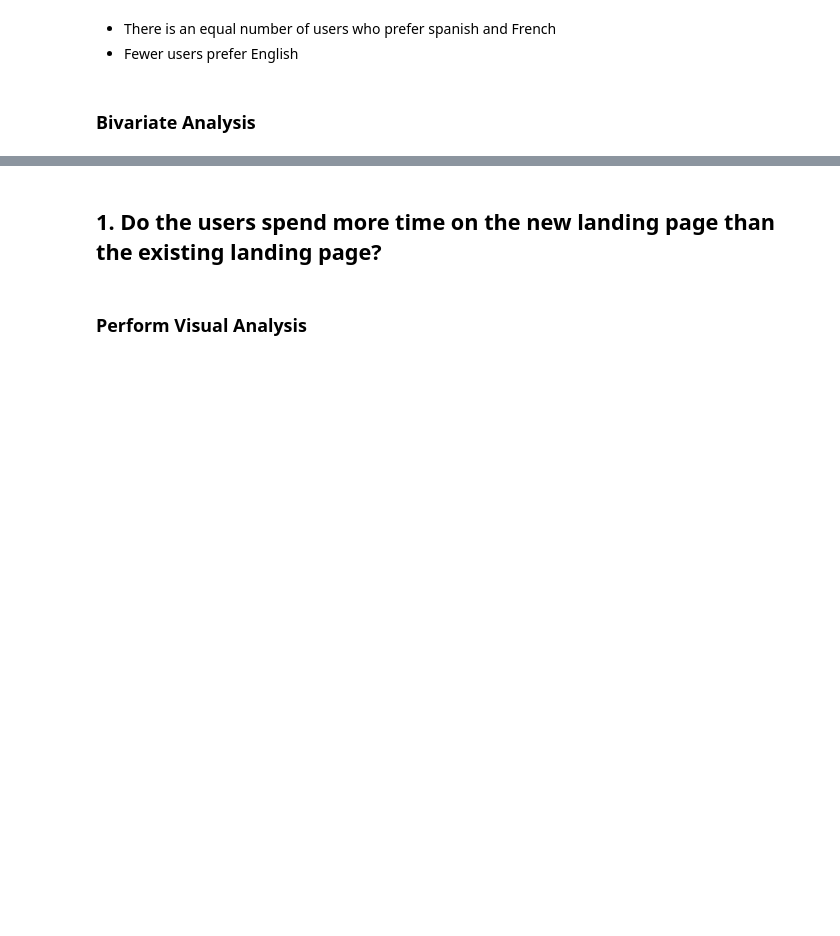
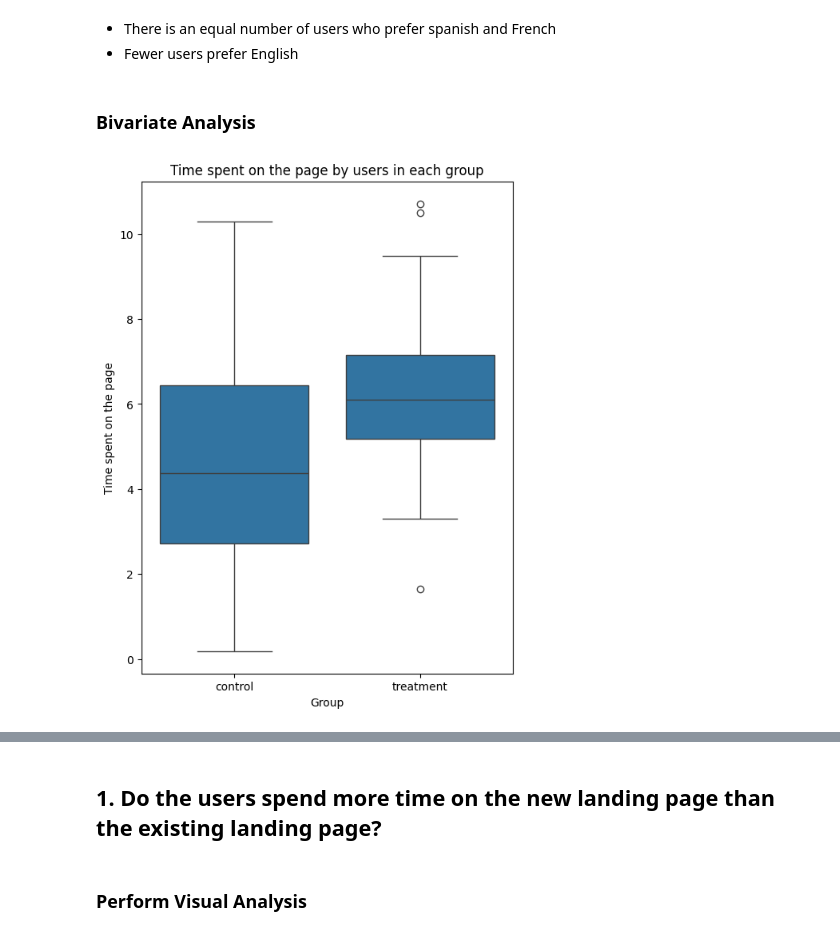
Before and after one commit to akatjizeu/Data-Science, a Jupyter notebook: deakin-bridging/business-stats/ENews_Express_Learner_Notebook_Full_Code.ipynb, the cells around one changed output, grey strips where cells are left out. Drawn from its saved outputs; the diff is of its cells as text; code cells hidden in the pictures; blank space fills up the shorter version.

```diff
--- a/deakin-bridging/business-stats/ENews_Express_Learner_Notebook_Full_Code.ipynb
+++ b/deakin-bridging/business-stats/ENews_Express_Learner_Notebook_Full_Code.ipynb
@@ -174,3 +174,12 @@ plt.title('Distribution of users who converted');
 * Fewer users prefer English
 # %% [markdown]
 ### Bivariate Analysis
+# %%
+# Group vs time spent on the page
+plt.figure(figsize=(6, 8))
+sns.boxplot(x='group', y='time_spent_on_the_page', data=data)
+plt.xlabel('Group')
+plt.ylabel('Time spent on the page')
+plt.title('Time spent on the page by users in each group');
+# %% [output]
+[figure, added]
```
Also changed, not shown: parts of 4 cells of this notebook.
